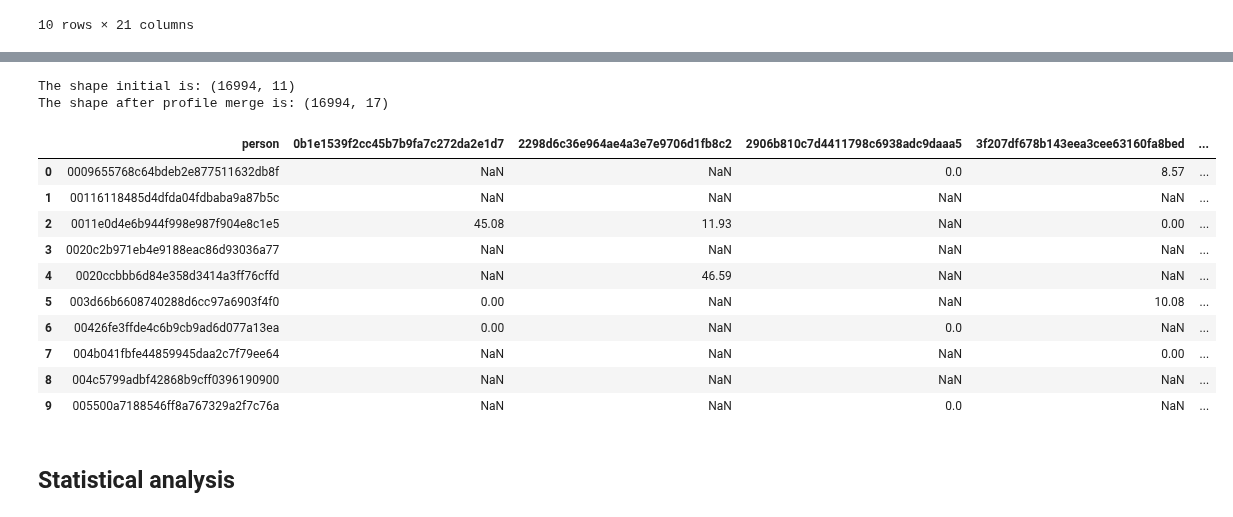
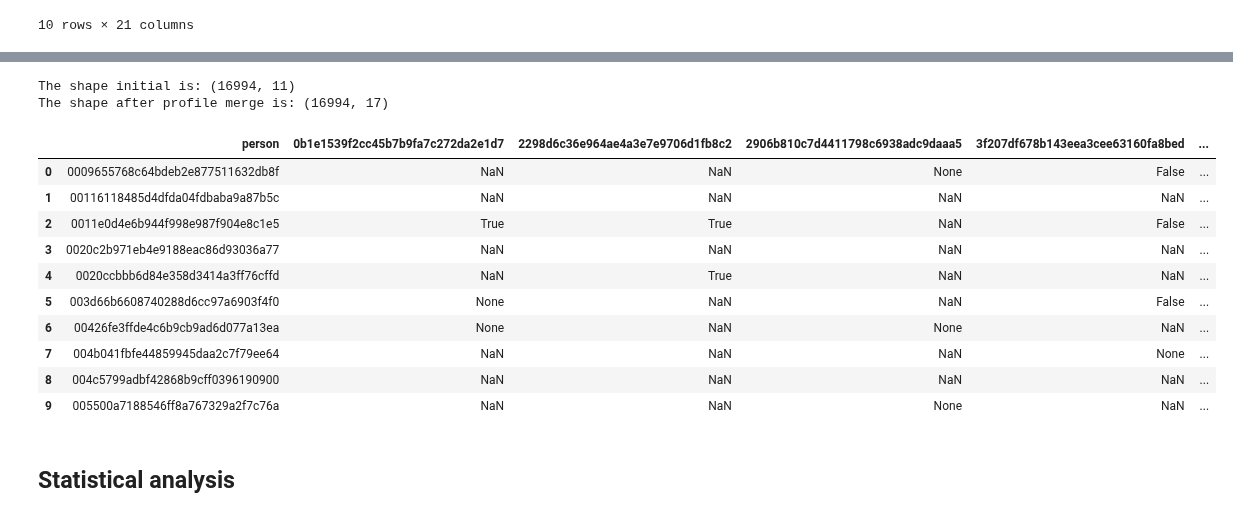
Before and after one commit to Sawy89/dsnd_starbucks_capstone, a Jupyter notebook: Starbucks_Capstone_notebook.ipynb, the cells around one changed output, grey strips where cells are left out. Saved outputs shown, nothing was run; the diff lists cells and outputs as text; code cells hidden in the pictures.

```diff
--- a/Starbucks_Capstone_notebook.ipynb
+++ b/Starbucks_Capstone_notebook.ipynb
@@ -437,31 +465,31 @@ The shape after profile merge is: (63288, 21)
 # %%
 # Combine the offer/person yes/no column with the profile dataframes, and stack them
 
 # Get the interesting column
-offer_bool_stack = offer_bool_grouped['amount'].unstack().reset_index()
+offer_bool_stack = offer_bool_grouped['working'].unstack().reset_index()
 print(f"The shape initial is: {offer_bool_stack.shape}")
 
 
 # Merge with profile
 offer_bool_stack = offer_bool_stack.merge(profile.drop(columns=['became_member_on','became_member_on_date','gender']),
                                       left_on='person', right_on='id').drop(columns='id')
 print(f"The shape after profile merge is: {offer_bool_stack.shape}")
 
 offer_bool_stack.head(10)
 # %% [output]
 The shape initial is: (16994, 11)
 The shape after profile merge is: (16994, 17)
 |  | person | 0b1e1539f2cc45b7b9fa7c272da2e1d7 | 2298d6c36e964ae4a3e7e9706d1fb8c2 | 2906b810c7d4411798c6938adc9daaa5 | 3f207df678b143eea3cee63160fa8bed | ... |
-| 0 | 0009655768c64bdeb2e877511632db8f | NaN | NaN | 0.0 | 8.57 | ... |
+| 0 | 0009655768c64bdeb2e877511632db8f | NaN | NaN | None | False | ... |
 | 1 | 00116118485d4dfda04fdbaba9a87b5c | NaN | NaN | NaN | NaN | ... |
-| 2 | 0011e0d4e6b944f998e987f904e8c1e5 | 45.08 | 11.93 | NaN | 0.00 | ... |
+| 2 | 0011e0d4e6b944f998e987f904e8c1e5 | True | True | NaN | False | ... |
 | 3 | 0020c2b971eb4e9188eac86d93036a77 | NaN | NaN | NaN | NaN | ... |
-| 4 | 0020ccbbb6d84e358d3414a3ff76cffd | NaN | 46.59 | NaN | NaN | ... |
-| 5 | 003d66b6608740288d6cc97a6903f4f0 | 0.00 | NaN | NaN | 10.08 | ... |
-| 6 | 00426fe3ffde4c6b9cb9ad6d077a13ea | 0.00 | NaN | 0.0 | NaN | ... |
-| 7 | 004b041fbfe44859945daa2c7f79ee64 | NaN | NaN | NaN | 0.00 | ... |
+| 4 | 0020ccbbb6d84e358d3414a3ff76cffd | NaN | True | NaN | NaN | ... |
+| 5 | 003d66b6608740288d6cc97a6903f4f0 | None | NaN | NaN | False | ... |
+| 6 | 00426fe3ffde4c6b9cb9ad6d077a13ea | None | NaN | None | NaN | ... |
+| 7 | 004b041fbfe44859945daa2c7f79ee64 | NaN | NaN | NaN | None | ... |
 | 8 | 004c5799adbf42868b9cff0396190900 | NaN | NaN | NaN | NaN | ... |
-| 9 | 005500a7188546ff8a767329a2f7c76a | NaN | NaN | 0.0 | NaN | ... |
+| 9 | 005500a7188546ff8a767329a2f7c76a | NaN | NaN | None | NaN | ... |
 # %% [markdown]
 ## Statistical analysis
 # %%
```
Also changed, not shown: parts of 17 cells of this notebook.
